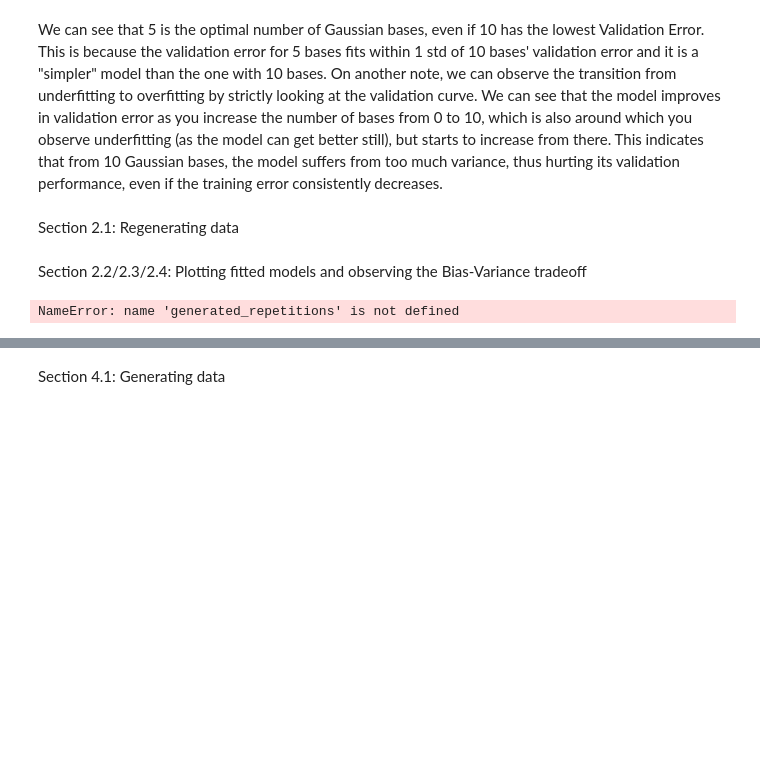
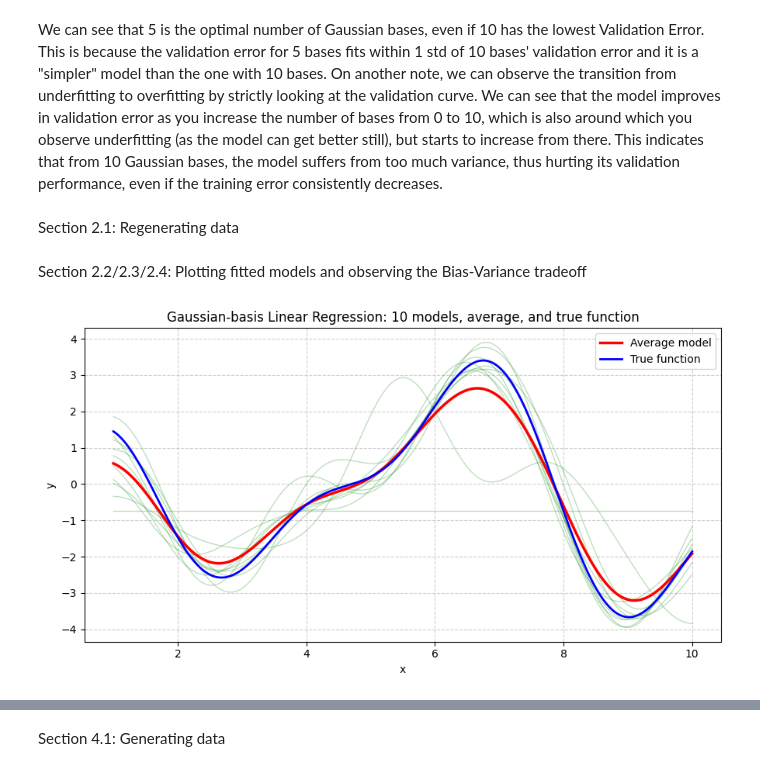
Before and after one commit to Steev3n/COMP551-F25, a Jupyter notebook: A2/A2code.ipynb, the cells around one changed output, grey strips where cells are left out. Drawn from its saved outputs; the diff is of its cells as text; code cells hidden in the pictures; blank space fills up the shorter version.

```diff
--- a/A2/A2code.ipynb
+++ b/A2/A2code.ipynb
@@ -314,53 +361,87 @@ Section 2.2/2.3/2.4: Plotting fitted models and observing the Bias-Variance trad
 models = []
 for i in range(10):
     dataset = generated_repetitions[i]
     x = dataset.get("x")
     y = dataset.get("y")
 
     model = Linear_Regression(x, y, num_features=i * 5, basis_function=BasisFunctions.GAUSSIAN)
-    model.fit(GDMethods.GD, epoch = 60, learning_rate=0.2, print_vals=False)
+    model.fit(GDMethods.GD, epoch=50000, learning_rate=0.001)
     models.append(model)
 
-def predict_with(model, x):
-    if hasattr(model, "predict"):
-        return model.predict(x)
-    elif hasattr(model, "transform_X"):
-        return model.transform_X(x) @ model.weights
-    raise AttributeError("Model needs predict(x) or transform_X(x)")
+# domain for plotting
+xmin, xmax = 1, 10
+x = np.linspace(xmin, xmax, 1000)
 
-# ---- domain for plotting (set to your data’s domain if you have it) ----
-xmin, xmax = 0.2, 8.0   # avoid log(0); change if your data range is known
-x = np.linspace(xmin, xmax, 400)
-
-# ---- true function ----
+# true function
 true_vals = Linear_Regression.assignment_function(x)
 
-# ---- predictions ----
-preds = [predict_with(m, x) for m in models]      # list of (len(x),)
-preds = np.vstack(preds)                           # (10, len(x))
-avg_pred = preds.mean(axis=0)
+# predictions
+preds = [model.transform_X(x) @ model.weights for model in models] # plot individual models
+preds = np.vstack(preds)
+avg_pred = preds.mean(axis=0) # E(f^_D(x))
 
-# ---- plot ----
 plt.figure(figsize=(9,5))
 
 # all models: thin, transparent green
 for yhat in preds:
     plt.plot(x, yhat, linewidth=1, alpha=0.25, color='green')
 
 # average: red
 plt.plot(x, avg_pred, linewidth=2.5, color='red', label='Average model')
 
-# true: black dashed
-plt.plot(x, true_vals, 'k--', linewidth=2, label='True function')
+# true: blue dashed
+plt.plot(x, true_vals, linewidth=2, color='blue', label='True function')
 
-# legend with proxy for the stack of green lines
-models_proxy = mlines.Line2D([], [], color='green', alpha=0.25, linewidth=1, label='Individual models')
-plt.legend(handles=[models_proxy] + plt.gca().lines[-2:], loc='best')
+plt.legend(loc='best')
 
 plt.title('Gaussian-basis Linear Regression: 10 models, average, and true function')
 plt.xlabel('x'); plt.ylabel('y')
 plt.grid(True, linestyle='--', alpha=0.6)
 plt.tight_layout()
 plt.show()
+
+test_dataset = Linear_Regression.sampler(Linear_Regression.assignment_function, 50, 1, 10, random=True)
+errors = []
+for i in range(10):
+    model = models[i]
+    transformed_X_test = model.transform_X(test_dataset.get("x"))
+    y_test = test_dataset.get("y")
+    errors.append(model.train_test_errors({ "x": model.X, "y": model.y }, { "x": transformed_X_test, "y": y_test }))
+
+basis_counts = [i * 5 for i in range(10)]
+train_mse = [e["train_err"] for e in errors]
+test_mse  = [e["test_err"]  for e in errors]
+
+# compute averages
+avg_train = np.mean(train_mse)
+avg_test  = np.mean(test_mse)
+
+x = np.arange(len(basis_counts))
+w = 0.38
+
+fig, ax = plt.subplots(figsize=(9, 5))
+ax.bar(x - w/2, train_mse, width=w, label='Train MSE', color='skyblue')
+ax.bar(x + w/2, test_mse,  width=w, label='Test MSE', color='salmon')
+
+# Add average lines
+ax.axhline(avg_train, color='blue', linestyle='--', linewidth=2)
+ax.axhline(avg_test,  color='red', linestyle='--', linewidth=2)
+
+# Add text annotations near lines
+ax.text(len(basis_counts)-0.5, avg_train*1.02,
+        f'Avg Train = {avg_train:.3f}', color='blue', fontsize=10, va='bottom')
+ax.text(len(basis_counts)-0.5, avg_test*1.02,
+        f'Avg Test = {avg_test:.3f}', color='red', fontsize=10, va='bottom')
+
+# Labels & grid
+ax.set_xticks(x)
+ax.set_xticklabels(basis_counts)
+ax.set_xlabel('# Gaussian bases')
+ax.set_ylabel('MSE')
+ax.set_title('Train vs Test MSE by # of Gaussian Bases')
+ax.legend()
+ax.grid(axis='y', linestyle='--', alpha=0.6)
+plt.tight_layout()
+plt.show()
 # %% [output]
-NameError: name 'generated_repetitions' is not defined
+[figure, added]
```
Also changed, not shown: parts of 11 cells of this notebook.
